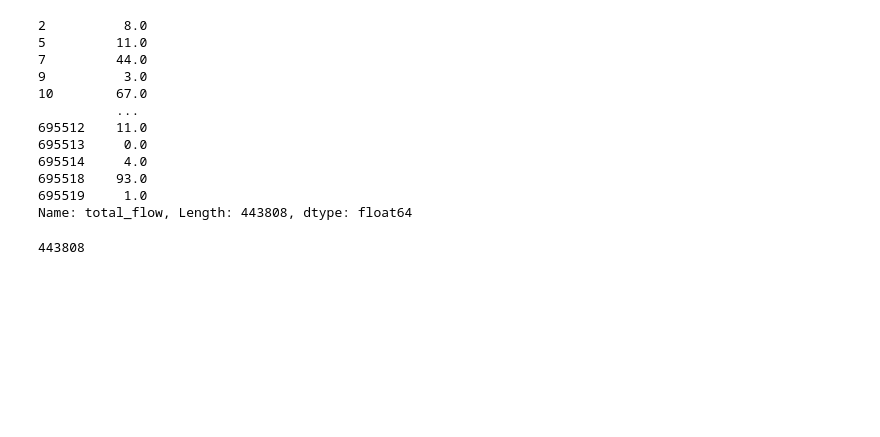
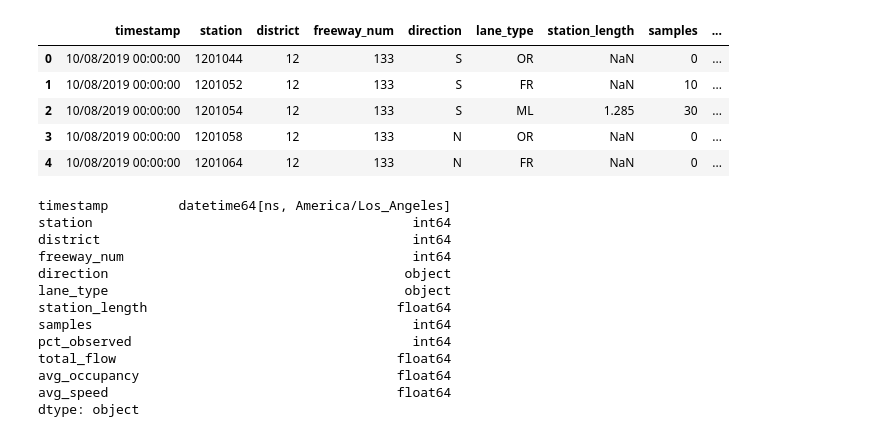
Before and after one commit to yujen-chen/d12-pems-analysis, a Jupyter notebook: rawdata.ipynb, the cells around one changed output. Saved outputs shown, nothing was run; the diff lists cells and outputs as text; code cells hidden in the pictures; blank space fills up the shorter version.

```diff
--- a/rawdata.ipynb
+++ b/rawdata.ipynb
@@ -54,23 +0,0 @@ Name: total_flow, Length: 443808, dtype: float64
-# %%
-# assign np.nan value to total_flow if the pct_observed is less than 70
-# group by each route, fill np.ana value with interpolate values
-# interpolate is designed to be applied on missing values
-raw_df['total_flow'].where(raw_df['pct_observed']>=70, np.nan)
-raw_df.groupby('freeway_num')['total_flow'].apply(lambda x: x.interpolate())
-# %% [output]
-2          8.0
-5         11.0
-7         44.0
-9          3.0
-10        67.0
-          ...
-695512    11.0
-695513     0.0
-695514     4.0
-695518    93.0
-695519     1.0
-Name: total_flow, Length: 443808, dtype: float64
-# %%
-(raw_df['total_flow'].interpolate().fillna(0) == raw_df['total_flow'].where(raw_df['pct_observed']>=70, raw_df['total_flow'].interpolate())).sum()
-# %% [output]
-443808
@@ -76,0 +11,17 @@ Name: total_flow, Length: 443808, dtype: float64
+# %%
+RAW_DATA_PATH = 'raw_data/d12_text_station_5min_2019_10_08.txt.gz'
+
+COLS_TO_IMPORT = list(range(0, 12))
+df = pd.read_csv(RAW_DATA_PATH, compression='gzip', delimiter=',', header=None, usecols=COLS_TO_IMPORT)
+cols_name = ['timestamp', 'station', 'district', 'freeway_num', 'direction', \
+     'lane_type', 'station_length', 'samples', 'pct_observed', 'total_flow', \
+     'avg_occupancy', 'avg_speed']
+df.columns = cols_name
+df.head()
+# %% [output]
+|  | timestamp | station | district | freeway_num | direction | lane_type | station_length | samples | ... |
+| 0 | 10/08/2019 00:00:00 | 1201044 | 12 | 133 | S | OR | NaN | 0 | ... |
+| 1 | 10/08/2019 00:00:00 | 1201052 | 12 | 133 | S | FR | NaN | 10 | ... |
+| 2 | 10/08/2019 00:00:00 | 1201054 | 12 | 133 | S | ML | 1.285 | 30 | ... |
+| 3 | 10/08/2019 00:00:00 | 1201058 | 12 | 133 | N | OR | NaN | 0 | ... |
+| 4 | 10/08/2019 00:00:00 | 1201064 | 12 | 133 | N | FR | NaN | 0 | ... |
@@ -76,0 +32,16 @@ Name: total_flow, Length: 443808, dtype: float64
+# %%
+df.dtypes
+# %% [output]
+timestamp         datetime64[ns, America/Los_Angeles]
+station                                         int64
+district                                        int64
+freeway_num                                     int64
+direction                                      object
+lane_type                                      object
+station_length                                float64
+samples                                         int64
+pct_observed                                    int64
+total_flow                                    float64
+avg_occupancy                                 float64
+avg_speed                                     float64
+dtype: object
```
Also changed, not shown: parts of 50 cells of this notebook, 2 other files.
